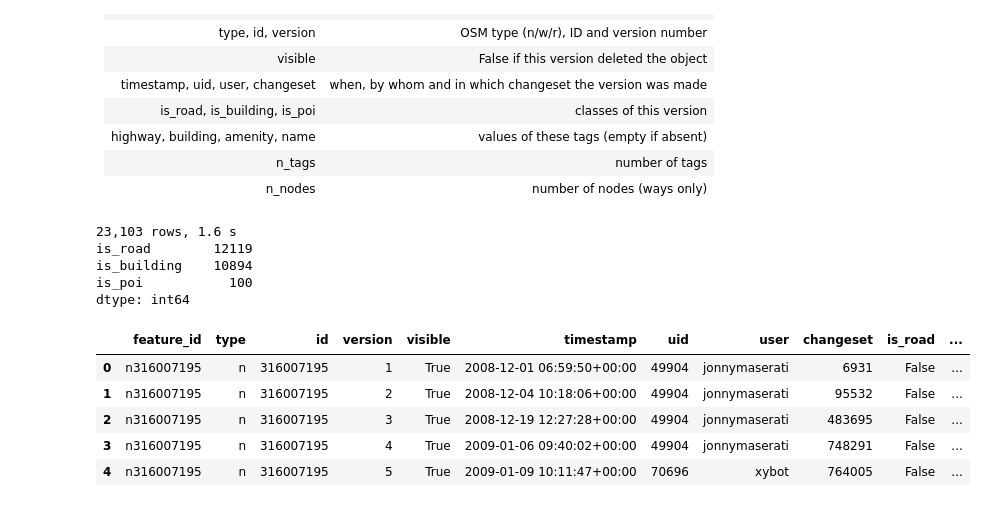
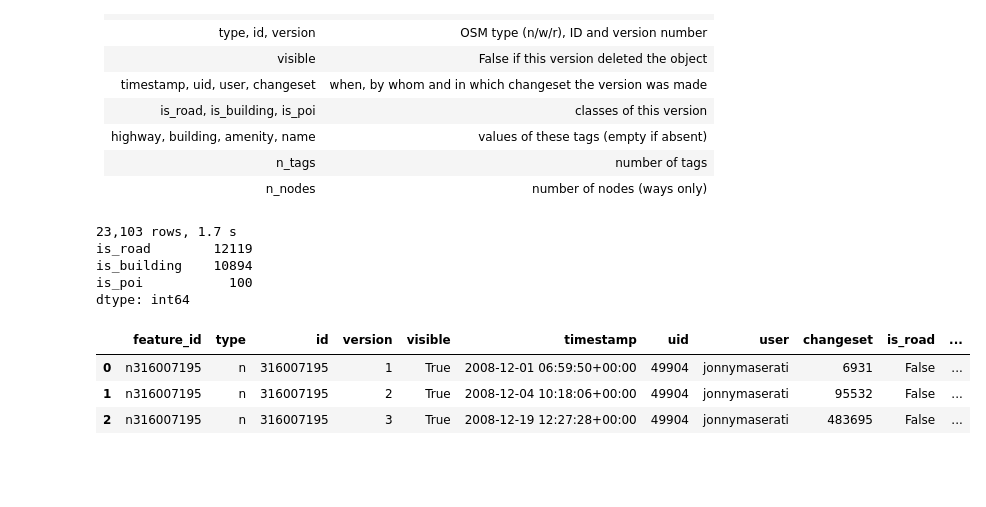
Before and after one commit to juanituser/dqa, a Jupyter notebook: 00_settings.ipynb, the cells around one changed output. Cells and saved outputs as stored; diff of their text form; code cells hidden in the pictures; blank space fills up the shorter version.

```diff
--- a/00_settings.ipynb
+++ b/00_settings.ipynb
@@ -407,34 +407,32 @@ for o in osmium.FileProcessor(str(OSH_PATH_CLIPPED)):
             "uid": o.uid,
             "user": o.user,
             "changeset": o.changeset,
             "is_road": "road" in cls,
             "is_building": "building" in cls,
             "is_poi": "poi" in cls,
             "highway": o.tags.get("highway"),
             "building": o.tags.get("building"),
             "amenity": o.tags.get("amenity"),
             "name": o.tags.get("name"),
             "n_tags": len(o.tags),
             "n_nodes": len(o.nodes) if o.is_way() else None,
         })
 
     prev_key, prev_cls = key, cls
 
 history = pd.DataFrame(rows)
 history.to_parquet(HISTORY_PATH, index=False)
 
 print(f"{len(history):,} rows, {time.perf_counter() - t0:.1f} s")
 print(history[["is_road", "is_building", "is_poi"]].sum())
-history.head()
+history.head(3)
 # %% [output]
-23,103 rows, 1.6 s
+23,103 rows, 1.7 s
 is_road        12119
 is_building    10894
 is_poi           100
 dtype: int64
 |  | feature_id | type | id | version | visible | timestamp | uid | user | changeset | is_road | ... |
 | 0 | n316007195 | n | 316007195 | 1 | True | 2008-12-01 06:59:50+00:00 | 49904 | jonnymaserati | 6931 | False | ... |
 | 1 | n316007195 | n | 316007195 | 2 | True | 2008-12-04 10:18:06+00:00 | 49904 | jonnymaserati | 95532 | False | ... |
 | 2 | n316007195 | n | 316007195 | 3 | True | 2008-12-19 12:27:28+00:00 | 49904 | jonnymaserati | 483695 | False | ... |
-| 3 | n316007195 | n | 316007195 | 4 | True | 2009-01-06 09:40:02+00:00 | 49904 | jonnymaserati | 748291 | False | ... |
-| 4 | n316007195 | n | 316007195 | 5 | True | 2009-01-09 10:11:47+00:00 | 70696 | xybot | 764005 | False | ... |
```
Also changed, not shown: parts of 27 cells of this notebook.
